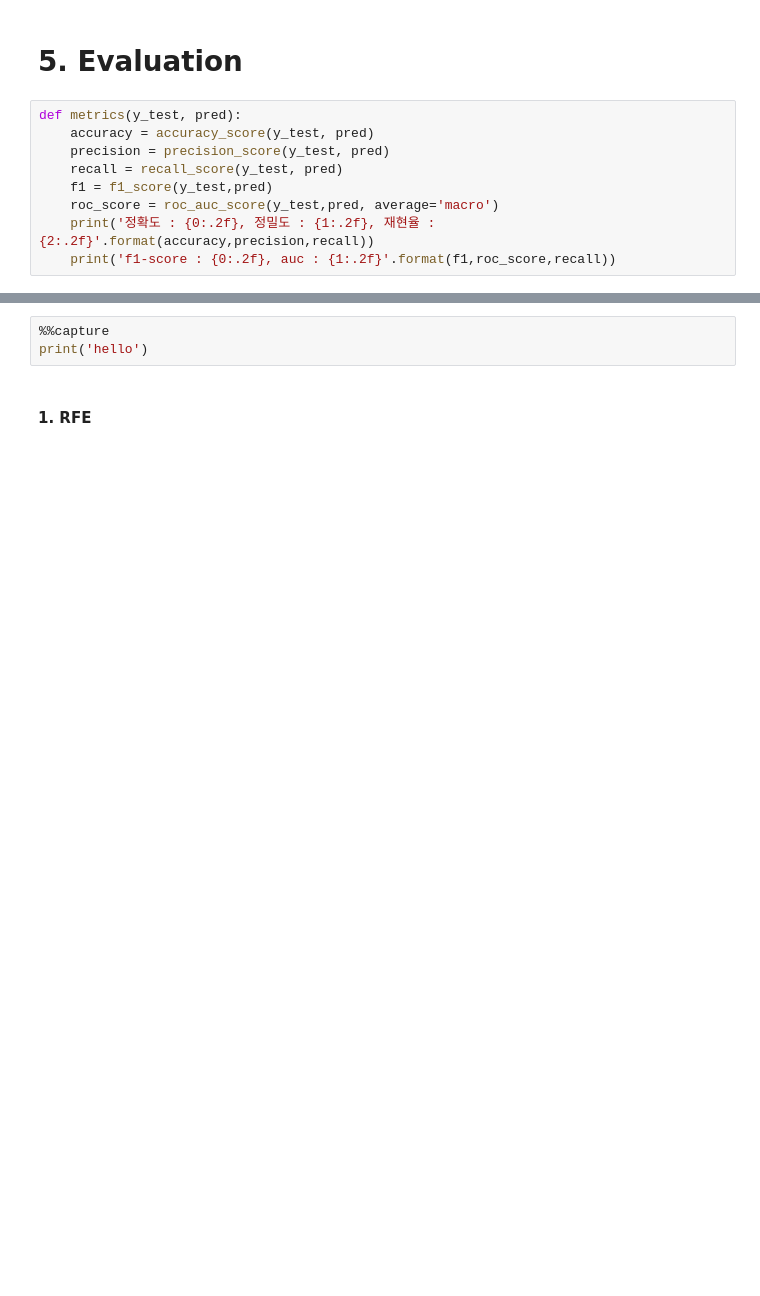
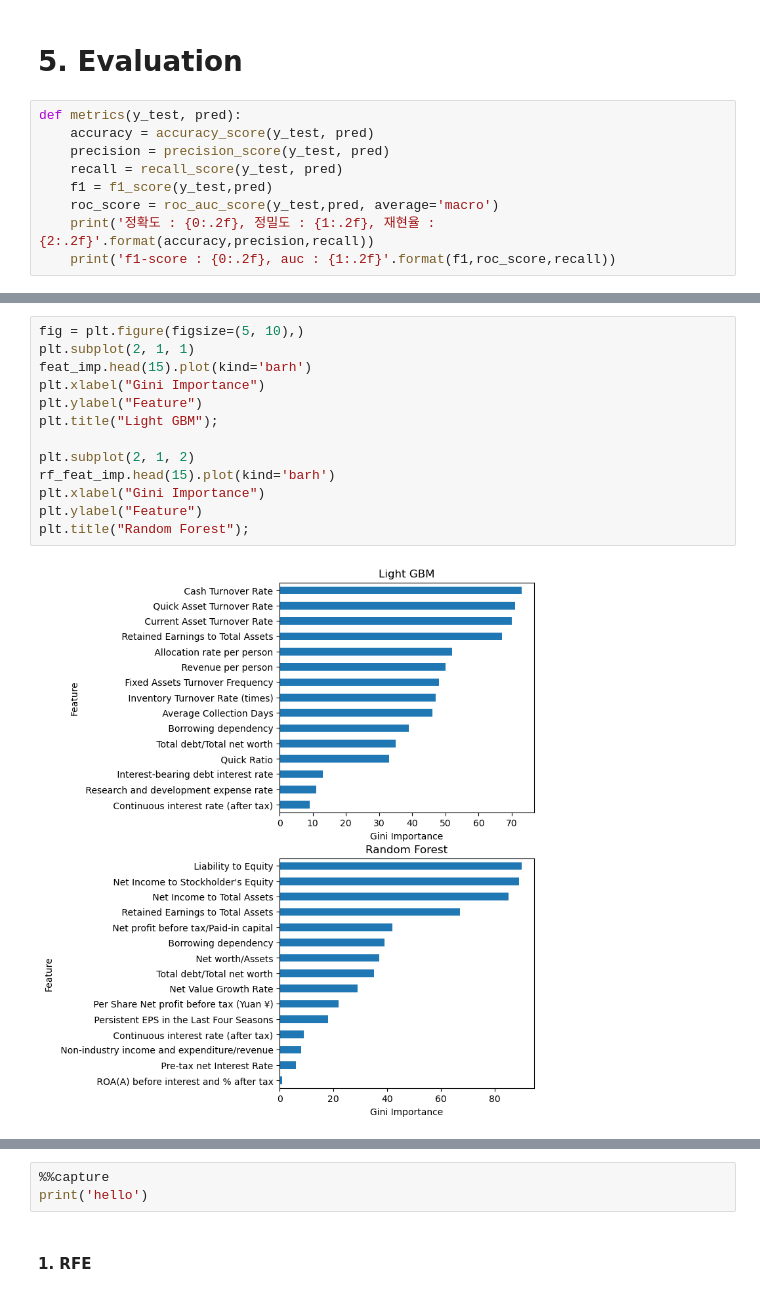
Before and after one commit to inergoul/boostcamp_peer_session, a Jupyter notebook: company-bankruptcy-prediction-transcription.ipynb, the cells around one changed output, grey strips where cells are left out. Drawn from its saved outputs; the diff is of its cells as text; blank space fills up the shorter version.

```diff
--- a/company-bankruptcy-prediction-transcription.ipynb
+++ b/company-bankruptcy-prediction-transcription.ipynb
@@ -399 +471,16 @@ AttributeError: 'LGBMRegressor' object has no attribute 'fig'
+# %%
+fig = plt.figure(figsize=(5, 10),)
+plt.subplot(2, 1, 1)
+feat_imp.head(15).plot(kind='barh')
+plt.xlabel("Gini Importance")
+plt.ylabel("Feature")
+plt.title("Light GBM");
+
+plt.subplot(2, 1, 2)
+rf_feat_imp.head(15).plot(kind='barh')
+plt.xlabel("Gini Importance")
+plt.ylabel("Feature")
+plt.title("Random Forest");
+# %% [output]
+[figure, added]
 # %%
```
Also changed, not shown: parts of 38 cells of this notebook.
